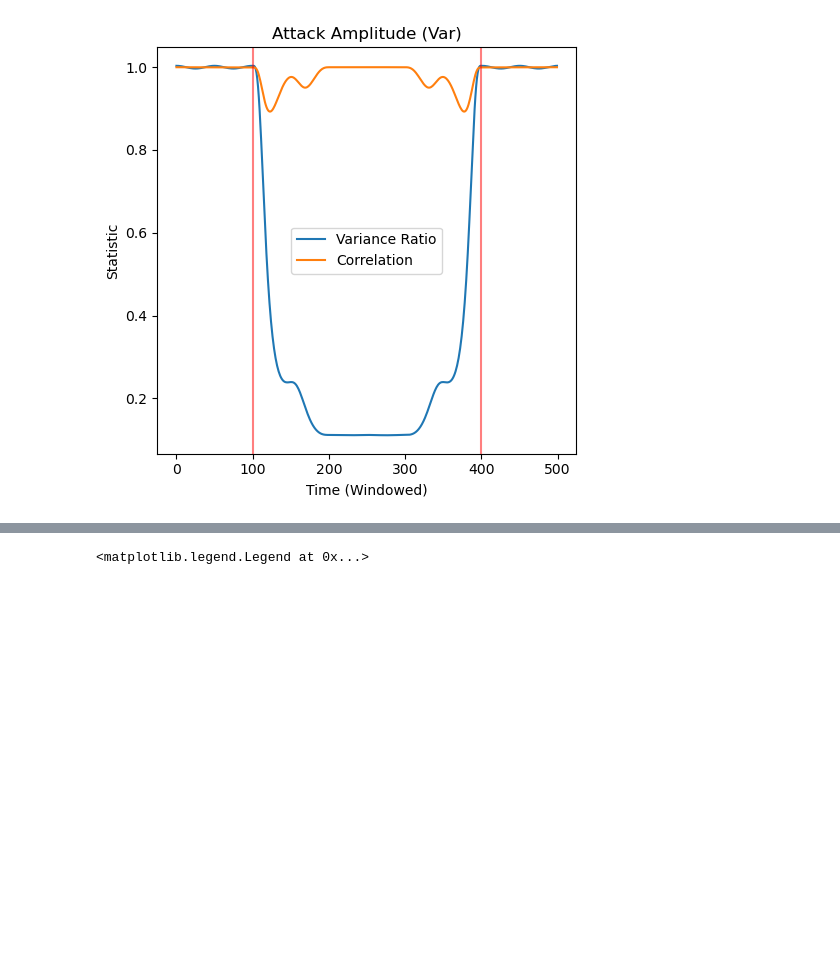
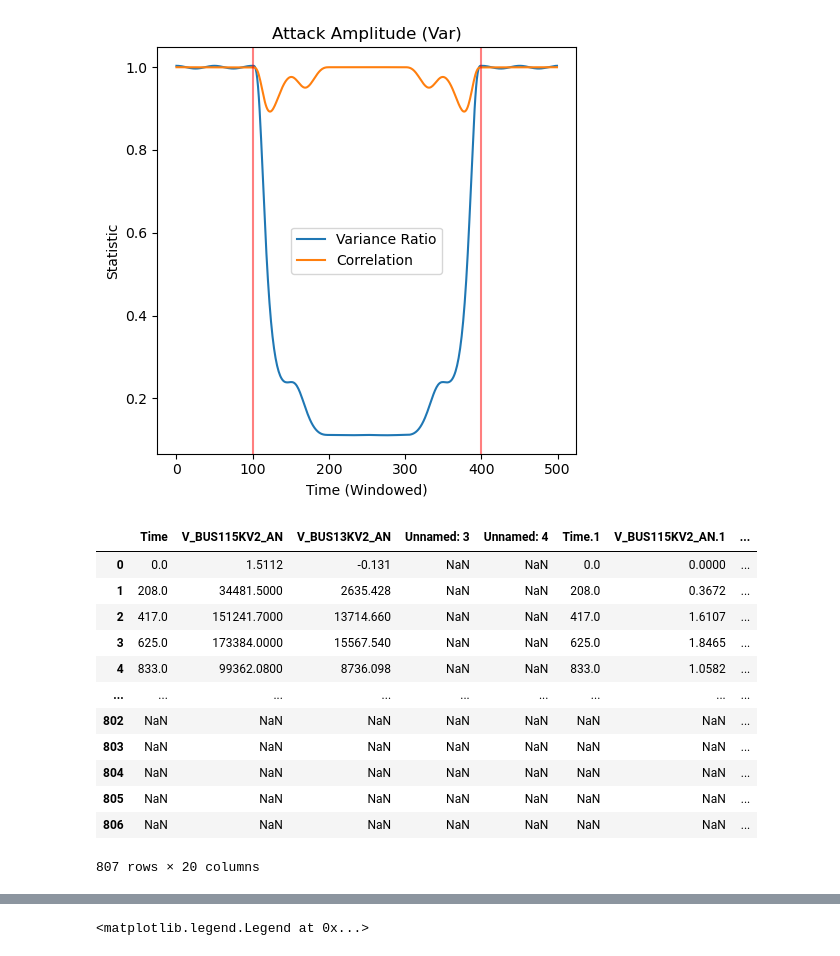
Before and after one commit to nano2547/PS-Research, a Jupyter notebook: AL012CorrCovTesting.ipynb, the cells around one changed output, grey strips where cells are left out. Cells and saved outputs as stored; diff of their text form; code cells hidden in the pictures; blank space fills up the shorter version.

```diff
--- a/AL012CorrCovTesting.ipynb
+++ b/AL012CorrCovTesting.ipynb
@@ -238,3 +240,23 @@ plot(x, y, titles[-1])
 [figure]
 [figure]
 [figure]
+# %%
+data_dir = "/content/drive/MyDrive/"
+training_path = "/content/Normalized_Data.csv"
+df = pd.read_csv(training_path, skiprows=[0,1,2,3,5])
+
+df
+# %% [output]
+|  | Time | V_BUS115KV2_AN | V_BUS13KV2_AN | Unnamed: 3 | Unnamed: 4 | Time.1 | V_BUS115KV2_AN.1 | ... |
+| 0 | 0.0 | 1.5112 | -0.131 | NaN | NaN | 0.0 | 0.0000 | ... |
+| 1 | 208.0 | 34481.5000 | 2635.428 | NaN | NaN | 208.0 | 0.3672 | ... |
+| 2 | 417.0 | 151241.7000 | 13714.660 | NaN | NaN | 417.0 | 1.6107 | ... |
+| 3 | 625.0 | 173384.0000 | 15567.540 | NaN | NaN | 625.0 | 1.8465 | ... |
+| 4 | 833.0 | 99362.0800 | 8736.098 | NaN | NaN | 833.0 | 1.0582 | ... |
+| ... | ... | ... | ... | ... | ... | ... | ... | ... |
+| 802 | NaN | NaN | NaN | NaN | NaN | NaN | NaN | ... |
+| 803 | NaN | NaN | NaN | NaN | NaN | NaN | NaN | ... |
+| 804 | NaN | NaN | NaN | NaN | NaN | NaN | NaN | ... |
+| 805 | NaN | NaN | NaN | NaN | NaN | NaN | NaN | ... |
+| 806 | NaN | NaN | NaN | NaN | NaN | NaN | NaN | ... |
+807 rows × 20 columns
```
Also changed, not shown: parts of 5 cells of this notebook.
